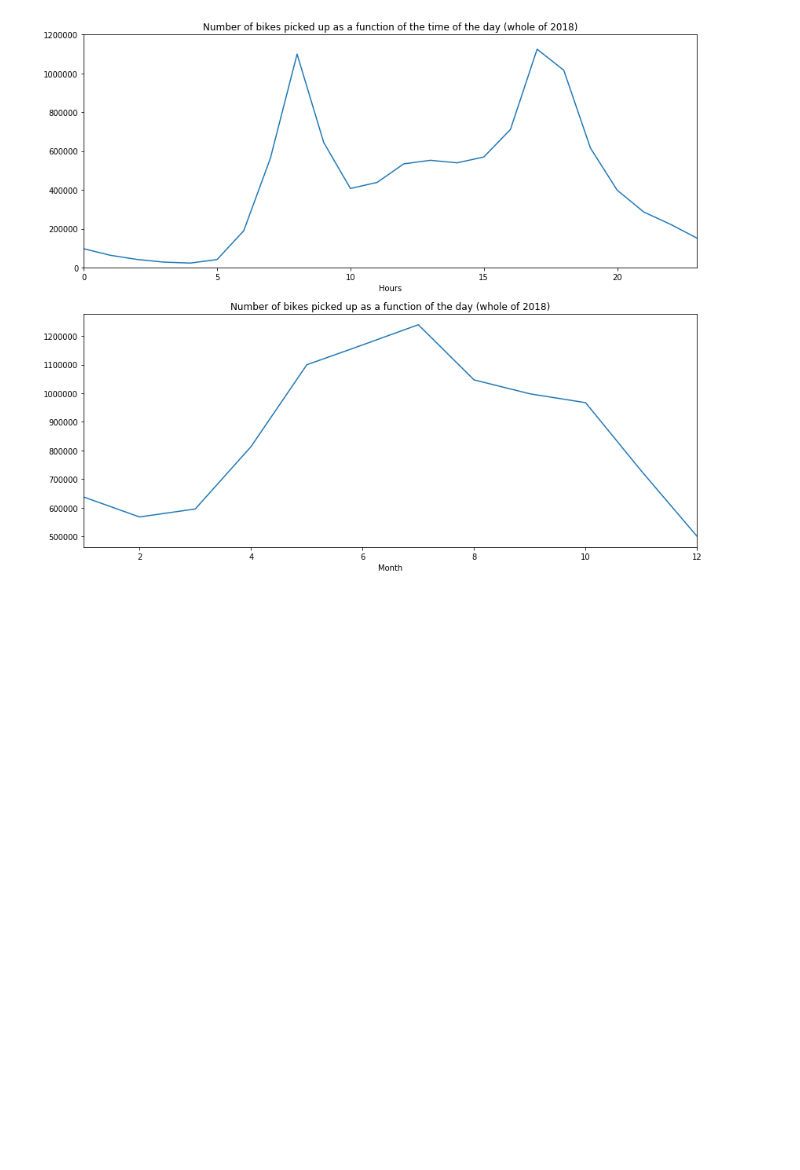
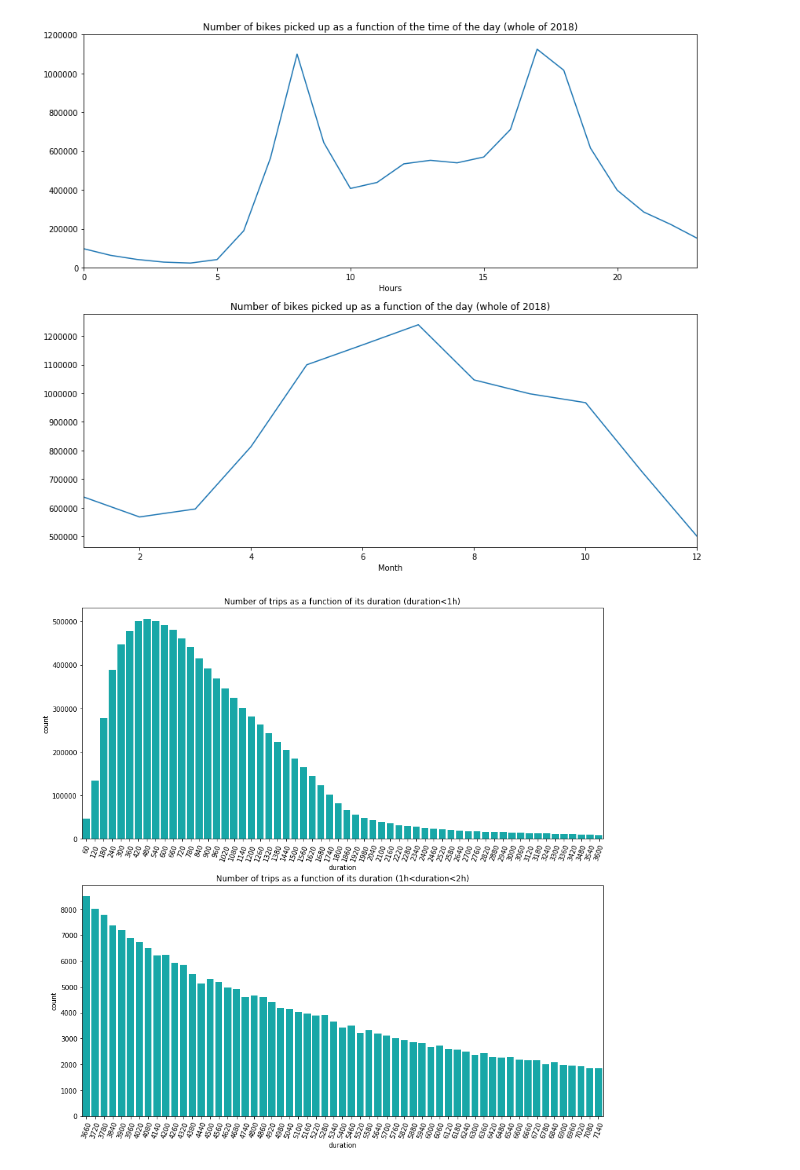
Before and after one commit to GeoffroyS/London-bikes-analysis, a Jupyter notebook: bikes_analysis.ipynb, the cells around one changed output. Saved outputs shown, nothing was run; the diff lists cells and outputs as text; code cells hidden in the pictures; blank space fills up the shorter version.

```diff
--- a/bikes_analysis.ipynb
+++ b/bikes_analysis.ipynb
@@ -94,17 +94,19 @@ bikes_df.groupby(bikes_df['start_date'].rename('Month').dt.month).size().plot(ax
 # %%
 fig, (ax1, ax2) = plt.subplots(nrows=2, figsize=(14,14))
 
-sns.countplot(data = april_bikes_df[april_bikes_df['duration'] <= 3600],
+sns.countplot(data = bikes_df[bikes_df['duration'] <= 3600],
               x = 'duration',
               ax = ax1,
-              color = 'c').set_title('Number of trips as a function of its duration (duration < 1h)', fontsize=12)
+              color = 'c').set_title('Number of trips as a function of its duration (duration<1h)', fontsize=12)
 
-sns.countplot(data = april_bikes_df[(april_bikes_df['duration'] > 3600) & (april_bikes_df['duration'] < 7200)],
+sns.countplot(data = bikes_df[(bikes_df['duration'] > 3600) & (bikes_df['duration'] < 7200)],
               x = 'duration',
               ax = ax2,
-              color = 'c').set_title('Number of trips as a function of its duration (1h < duration < 2h)', fontsize=12)
+              color = 'c').set_title('Number of trips as a function of its duration (1h<duration<2h)', fontsize=12)
 
 ax1.set_xticklabels(ax1.get_xticklabels(), rotation=70)
 ax2.set_xticklabels(ax2.get_xticklabels(), rotation=70)
 plt.show()
+# %% [output]
+[figure, added]
 # %%
```
Also changed, not shown: parts of 1 cell of this notebook.
